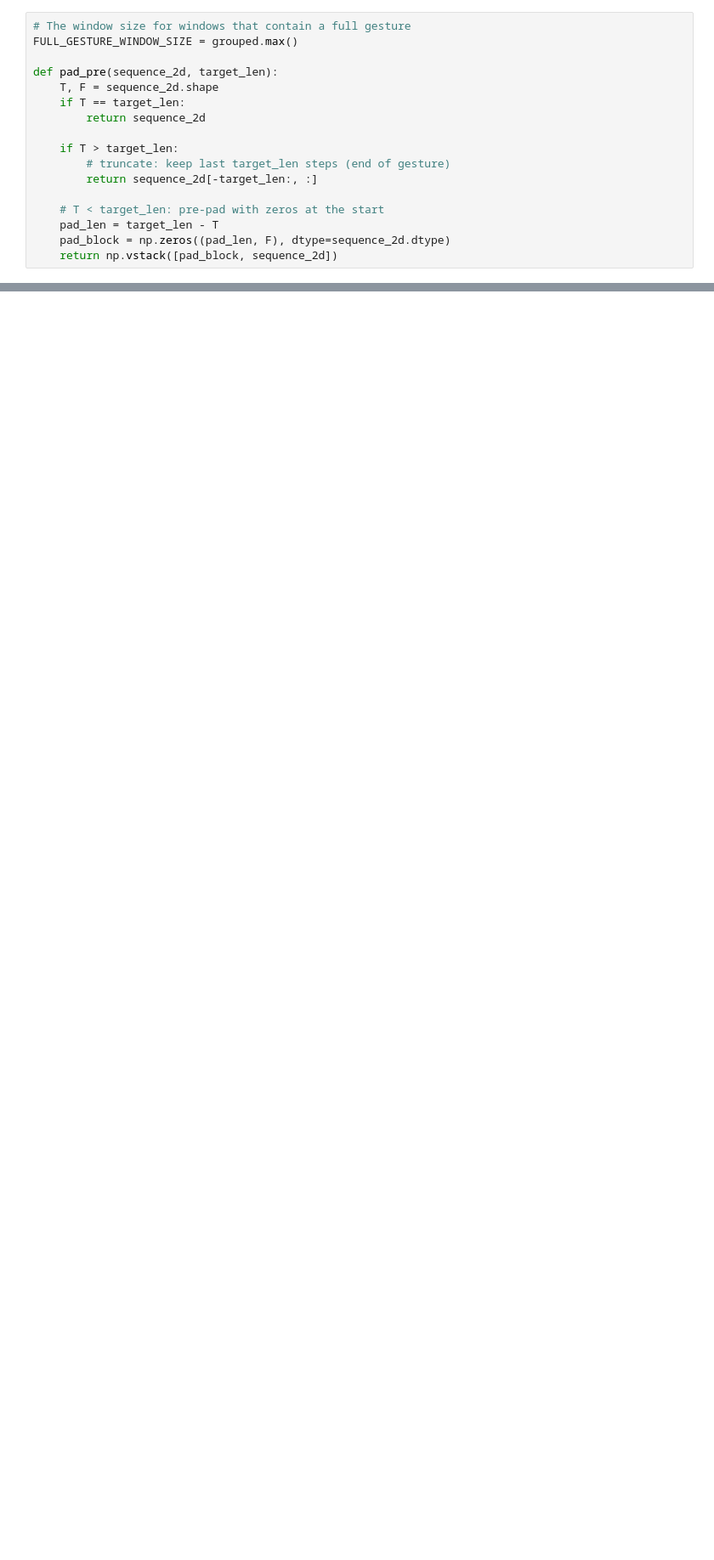
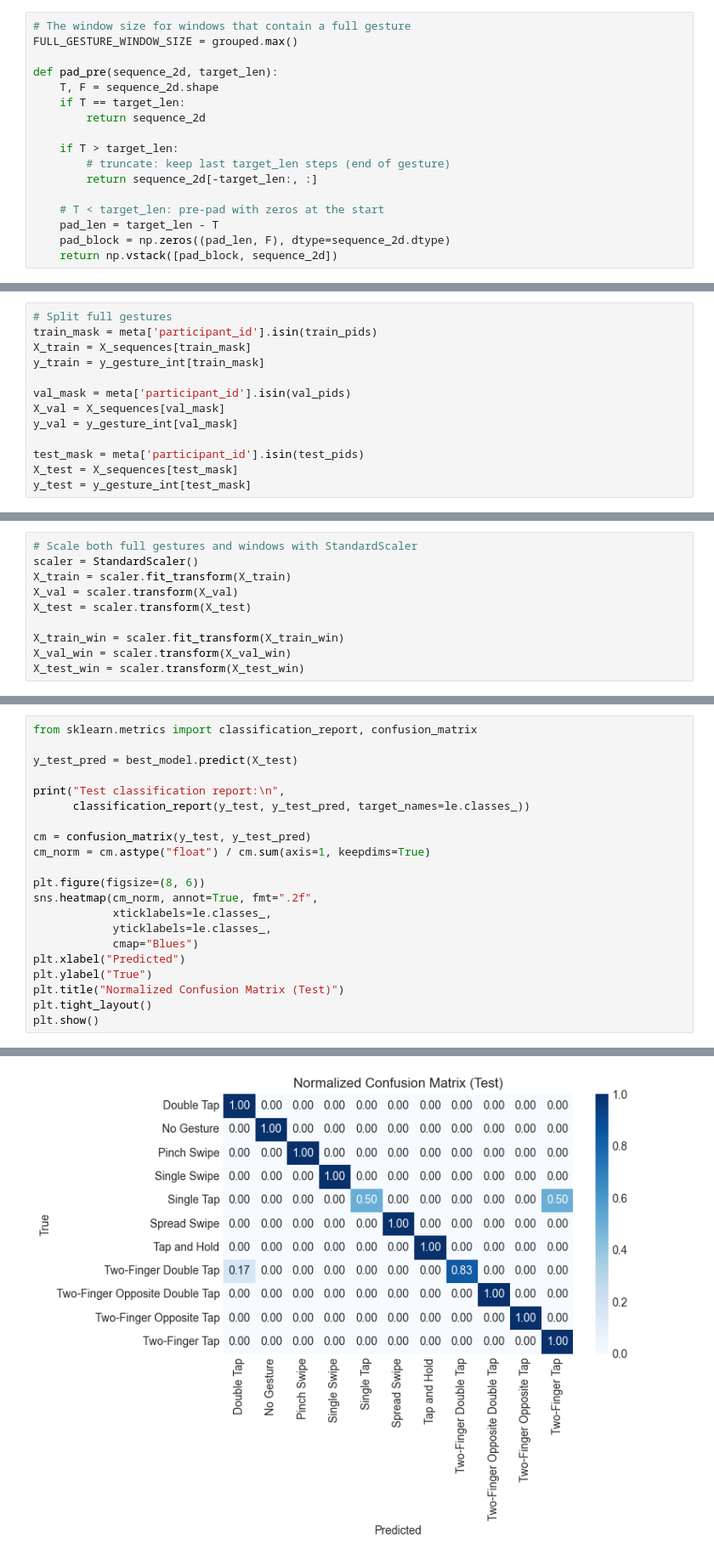
Before and after one commit to gutentag2012/master-knob-data-analysis, a Jupyter notebook: machinel-learning.ipynb, the cells around one changed output, grey strips where cells are left out. Shown at 85% size. Saved outputs shown, nothing was run; the diff lists cells and outputs as text; blank space fills up the shorter version.

```diff
--- a/machinel-learning.ipynb
+++ b/machinel-learning.ipynb
@@ -389,0 +1006,13 @@ Total number of windows: 916
+# %%
+# Split full gestures
+train_mask = meta['participant_id'].isin(train_pids)
+X_train = X_sequences[train_mask]
+y_train = y_gesture_int[train_mask]
+
+val_mask = meta['participant_id'].isin(val_pids)
+X_val = X_sequences[val_mask]
+y_val = y_gesture_int[val_mask]
+
+test_mask = meta['participant_id'].isin(test_pids)
+X_test = X_sequences[test_mask]
+y_test = y_gesture_int[test_mask]
@@ -389,0 +1058,10 @@ Total number of windows: 916
+# %%
+# Scale both full gestures and windows with StandardScaler
+scaler = StandardScaler()
+X_train = scaler.fit_transform(X_train)
+X_val = scaler.transform(X_val)
+X_test = scaler.transform(X_test)
+
+X_train_win = scaler.fit_transform(X_train_win)
+X_val_win = scaler.transform(X_val_win)
+X_test_win = scaler.transform(X_test_win)
@@ -389,0 +1286,22 @@ Total number of windows: 916
+# %%
+from sklearn.metrics import classification_report, confusion_matrix
+
+y_test_pred = best_model.predict(X_test)
+
+print("Test classification report:\n",
+      classification_report(y_test, y_test_pred, target_names=le.classes_))
+
+cm = confusion_matrix(y_test, y_test_pred)
+cm_norm = cm.astype("float") / cm.sum(axis=1, keepdims=True)
+
+plt.figure(figsize=(8, 6))
+sns.heatmap(cm_norm, annot=True, fmt=".2f",
+            xticklabels=le.classes_,
+            yticklabels=le.classes_,
+            cmap="Blues")
+plt.xlabel("Predicted")
+plt.ylabel("True")
+plt.title("Normalized Confusion Matrix (Test)")
+plt.tight_layout()
+plt.show()
+# %% [output]
@@ -389,0 +1326 @@ Total number of windows: 916
+[figure, added]
```
Also changed, not shown: parts of 38 cells of this notebook, 7 other files.
